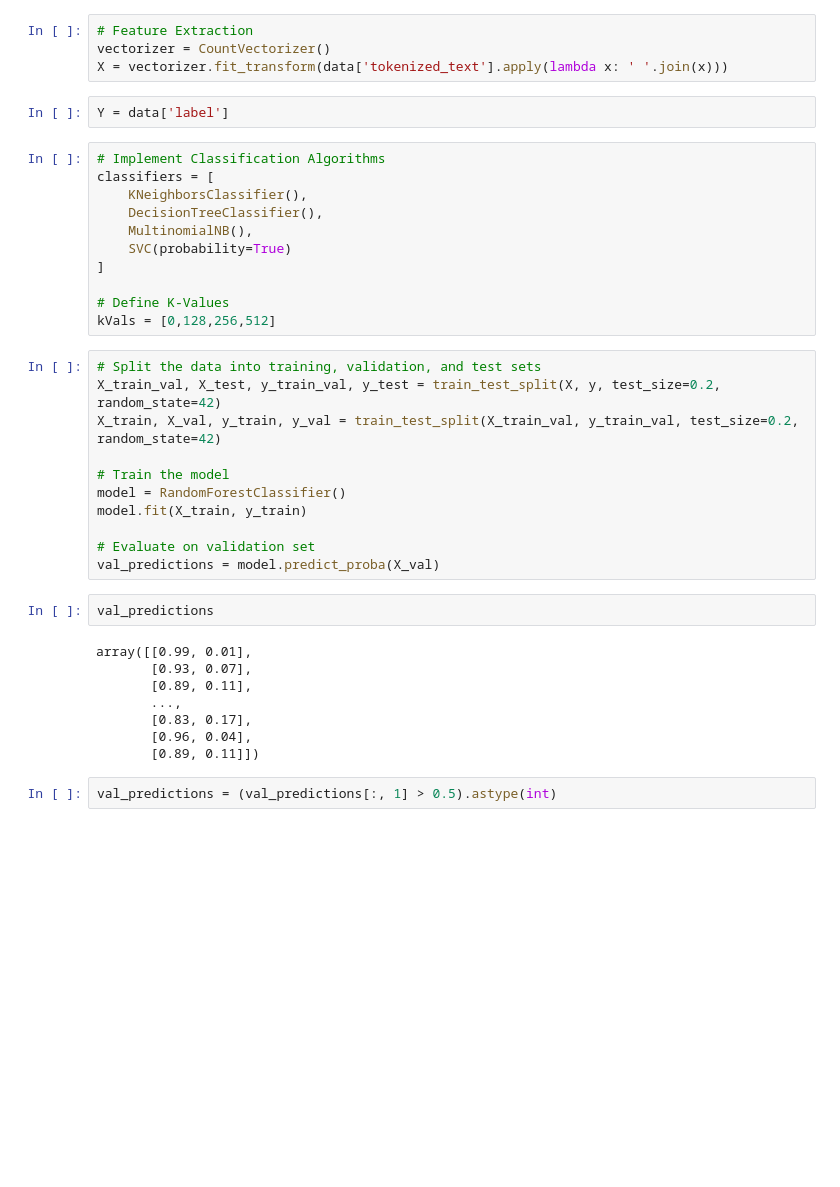
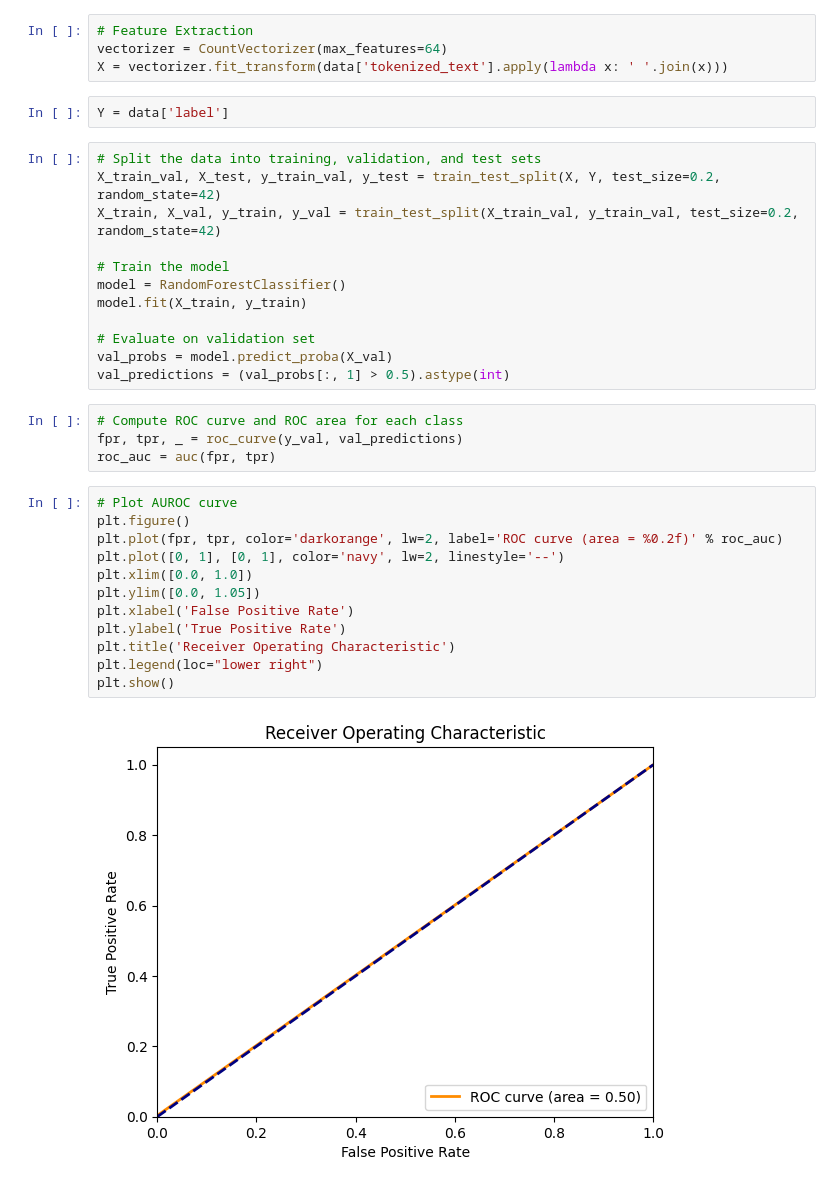
Before and after one commit to StevenEgnaczyk/HealthCarePredictor, a Jupyter notebook: radiology.ipynb, the cells around one changed output. Drawn from its saved outputs; the diff is of its cells as text; blank space fills up the shorter version.

```diff
--- a/radiology.ipynb
+++ b/radiology.ipynb
@@ -51,24 +53,13 @@ def preprocess_text(tokens):
 data['tokenized_text'] = data['tokenized_text'].apply(preprocess_text)
 # %%
 # Feature Extraction
-vectorizer = CountVectorizer()
+vectorizer = CountVectorizer(max_features=64)
 X = vectorizer.fit_transform(data['tokenized_text'].apply(lambda x: ' '.join(x)))
 # %%
 Y = data['label']
-# %%
-# Implement Classification Algorithms
-classifiers = [
-    KNeighborsClassifier(),
-    DecisionTreeClassifier(),
-    MultinomialNB(),
-    SVC(probability=True)
-]
-
-# Define K-Values
-kVals = [0,128,256,512]
 # %%
 # Split the data into training, validation, and test sets
-X_train_val, X_test, y_train_val, y_test = train_test_split(X, y, test_size=0.2, random_state=42)
+X_train_val, X_test, y_train_val, y_test = train_test_split(X, Y, test_size=0.2, random_state=42)
 X_train, X_val, y_train, y_val = train_test_split(X_train_val, y_train_val, test_size=0.2, random_state=42)
 
 # Train the model
@@ -76,19 +67,26 @@ model = RandomForestClassifier()
 model.fit(X_train, y_train)
 
 # Evaluate on validation set
-val_predictions = model.predict_proba(X_val)
+val_probs = model.predict_proba(X_val)
+val_predictions = (val_probs[:, 1] > 0.5).astype(int)
-# %%
-val_predictions
-# %% [output]
-array([[0.99, 0.01],
-       [0.93, 0.07],
-       [0.89, 0.11],
-       ...,
-       [0.83, 0.17],
-       [0.96, 0.04],
-       [0.89, 0.11]])
-# %%
-val_predictions = (val_predictions[:, 1] > 0.5).astype(int)
+# %%
+# Compute ROC curve and ROC area for each class
+fpr, tpr, _ = roc_curve(y_val, val_predictions)
+roc_auc = auc(fpr, tpr)
+# %%
+# Plot AUROC curve
+plt.figure()
+plt.plot(fpr, tpr, color='darkorange', lw=2, label='ROC curve (area = %0.2f)' % roc_auc)
+plt.plot([0, 1], [0, 1], color='navy', lw=2, linestyle='--')
+plt.xlim([0.0, 1.0])
+plt.ylim([0.0, 1.05])
+plt.xlabel('False Positive Rate')
+plt.ylabel('True Positive Rate')
+plt.title('Receiver Operating Characteristic')
+plt.legend(loc="lower right")
+plt.show()
+# %% [output]
+[figure, added]
 # %%
 val_accuracy = accuracy_score(y_val, val_predictions)
 print("Validation Accuracy:", val_accuracy)
```
Also changed, not shown: parts of 3 cells of this notebook, 2 other files.
